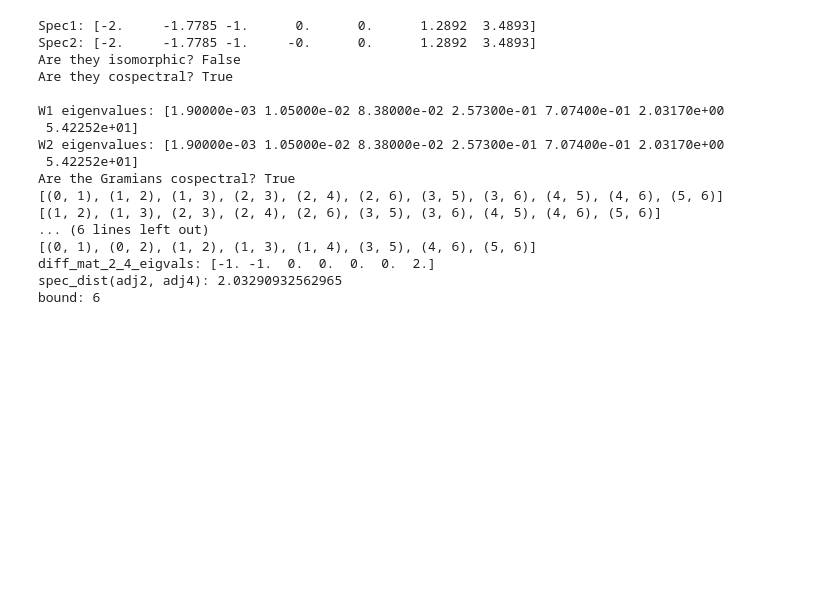
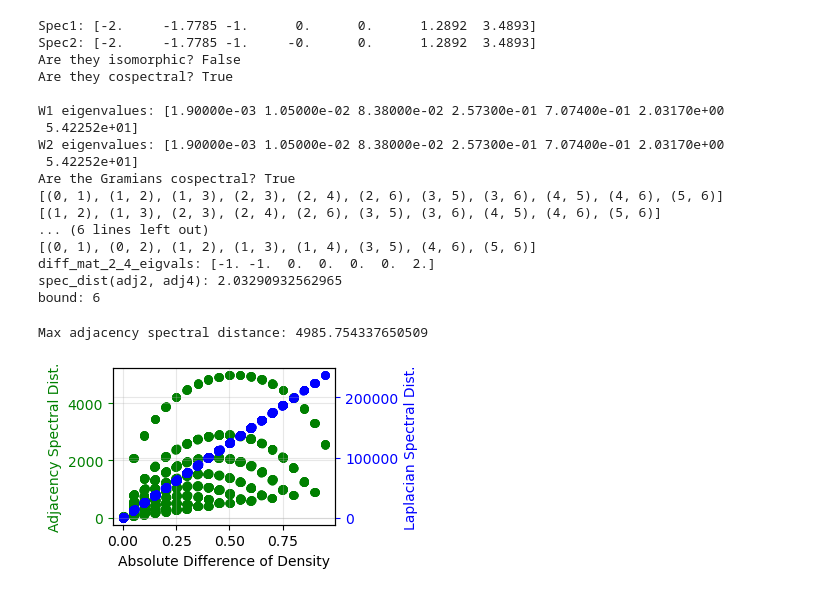
Before and after one commit to cirens-utd/distinguish-control-graphs, a Jupyter notebook: spec_dist_among_graphs.ipynb, the cells around one changed output. Saved outputs shown, nothing was run; the diff lists cells and outputs as text; code cells hidden in the pictures; blank space fills up the shorter version.

Commit message:
added an experimental block

```diff
--- a/spec_dist_among_graphs.ipynb
+++ b/spec_dist_among_graphs.ipynb
@@ -258,3 +257,23 @@ Are the Gramians cospectral? True
 diff_mat_2_4_eigvals: [-1. -1.  0.  0.  0.  0.  2.]
 spec_dist(adj2, adj4): 2.03290932562965
 bound: 6
+# %%
+# test block
+
+n_test = 500
+n_graphs_per_param_val_for_paper = 5
+
+fig, ax = plt.subplots(figsize = (4, 2.3))
+ax2 = ax.twinx()
+
+
+p_values_for_paper = np.arange(0, 1, 0.05)
+graphs_ER_for_paper_test = [get_graph({'type': 'ER', 'n': n_test, 'p': p}) for p in p_values_for_paper for _ in range(n_graphs_per_param_val_for_paper)]
+_, _, spec_dist_list_adj = compute_matrix_of_pairwise_spectral_distances(graphs_ER_for_paper_test, matrix_type='adjacency', plot_type='scatter', axis=ax)
+print(f"Max adjacency spectral distance: {np.max(spec_dist_list_adj)}")
+_ = compute_matrix_of_pairwise_spectral_distances(graphs_ER_for_paper_test, matrix_type='laplacian', plot_type='scatter', axis=ax2, right_axis=True)
+
+plt.show()
+# %% [output]
+Max adjacency spectral distance: 4985.754337650509
+[figure, added]
```
Also changed, not shown: parts of 1 cell of this notebook.
